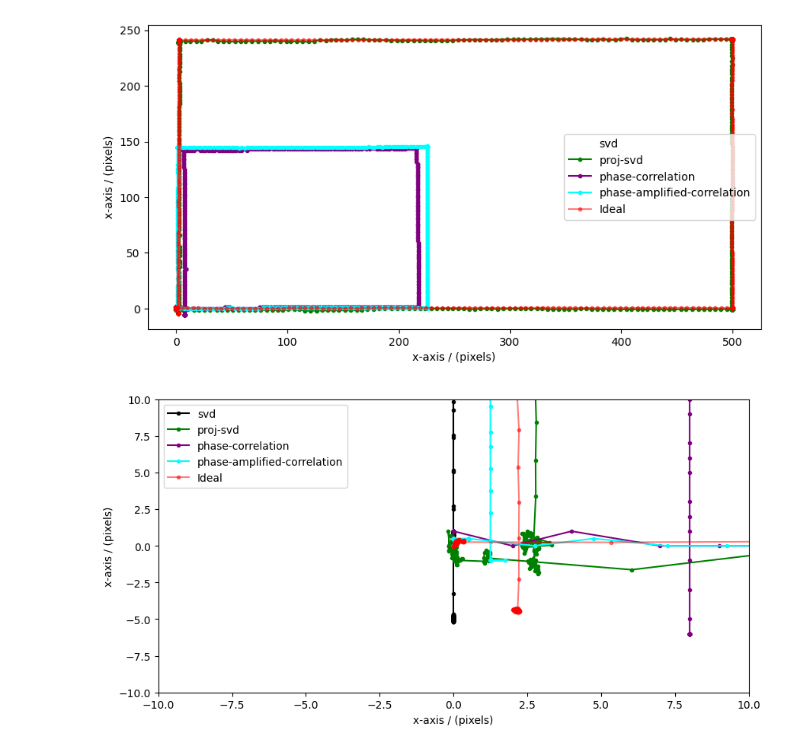
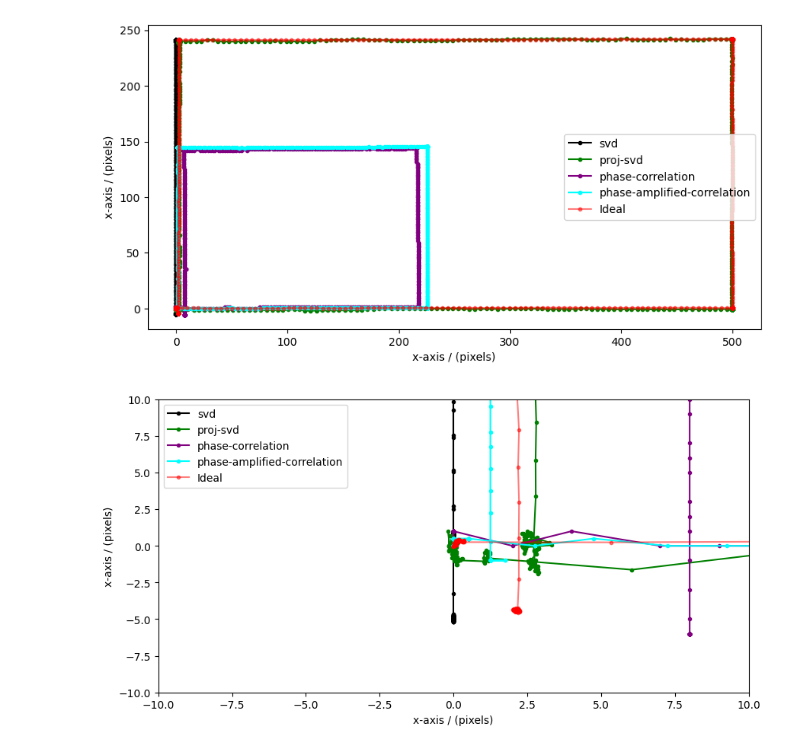
Before and after one commit to thiagokalid/visual-odometer-algorithms-comparison, a Jupyter notebook: scripts/benchmark.ipynb, the cells around one changed output. Drawn from its saved outputs; the diff is of its cells as text; code cells hidden in the pictures.

Commit message:
change line color

```diff
--- a/scripts/benchmark.ipynb
+++ b/scripts/benchmark.ipynb
@@ -154,18 +154,18 @@ display(
 # %%
 import matplotlib.pyplot as plt
 
 fig = plt.figure(figsize=(10, 5))
 
-colors = ['w', 'g', 'purple', 'cyan']
+colors = ['k', 'g', 'purple', 'cyan']
 for i, method in enumerate(methods):
     plt.plot(estimates['x-axis'][i], estimates['y-axis'][i], '-o', color=colors[i], label=method, markersize=3)
 plt.plot(x_true, y_true, '-o', markersize=3, alpha=.5, color='r', label='Ideal')
 plt.xlabel("x-axis / (pixels)")
 plt.ylabel("x-axis / (pixels)")
 plt.legend()
 plt.show()
 # %% [output]
-[figure, old version]
+[figure, new version]
 # %%
 import matplotlib.pyplot as plt
 
```
